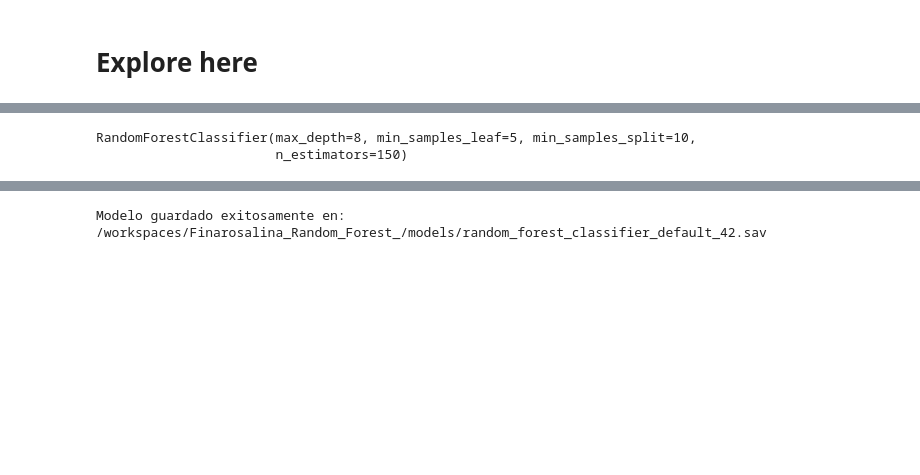
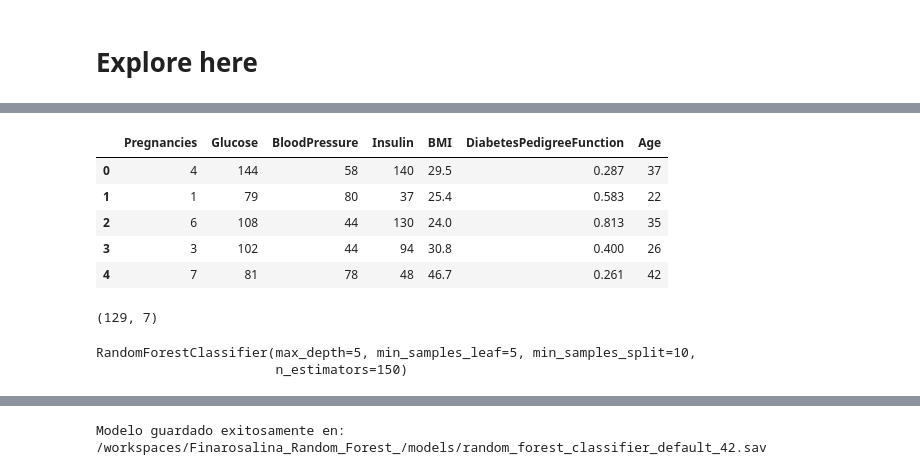
Before and after one commit to 4GeeksAcademy/Finarosalina_Random_Forest_, a Jupyter notebook: src/explore.ipynb, the cells around one changed output, grey strips where cells are left out. Cells and saved outputs as stored; diff of their text form; code cells hidden in the pictures; blank space fills up the shorter version.

```diff
--- a/src/explore.ipynb
+++ b/src/explore.ipynb
@@ -49,0 +30,16 @@ X_train.to_csv("/workspaces/Finarosalina_Random_Forest_/data/processed/X_train_d
+# %%
+X_test2.head()
+# %% [output]
+|  | Pregnancies | Glucose | BloodPressure | Insulin | BMI | DiabetesPedigreeFunction | Age |
+| 0 | 4 | 144 | 58 | 140 | 29.5 | 0.287 | 37 |
+| 1 | 1 | 79 | 80 | 37 | 25.4 | 0.583 | 22 |
+| 2 | 6 | 108 | 44 | 130 | 24.0 | 0.813 | 35 |
+| 3 | 3 | 102 | 44 | 94 | 30.8 | 0.400 | 26 |
+| 4 | 7 | 81 | 78 | 48 | 46.7 | 0.261 | 42 |
+# %%
+
+
+X_test2.head()
+X_test2.shape
+# %% [output]
+(129, 7)
@@ -50,8 +51,8 @@ X_train.to_csv("/workspaces/Finarosalina_Random_Forest_/data/processed/X_train_d
 # %%
 from sklearn.ensemble import RandomForestClassifier
 
-model = RandomForestClassifier(n_estimators=150, max_depth=8, min_samples_split=10, min_samples_leaf=5)
-model.fit(X_train, y_train)
+model = RandomForestClassifier(n_estimators=150, max_depth=5, min_samples_split=10, min_samples_leaf=5)
+model.fit(X_train2, y_train2)
 # %% [output]
-RandomForestClassifier(max_depth=8, min_samples_leaf=5, min_samples_split=10,
+RandomForestClassifier(max_depth=5, min_samples_leaf=5, min_samples_split=10,
                        n_estimators=150)
```
Also changed, not shown: parts of 13 cells of this notebook, 8 other files.
